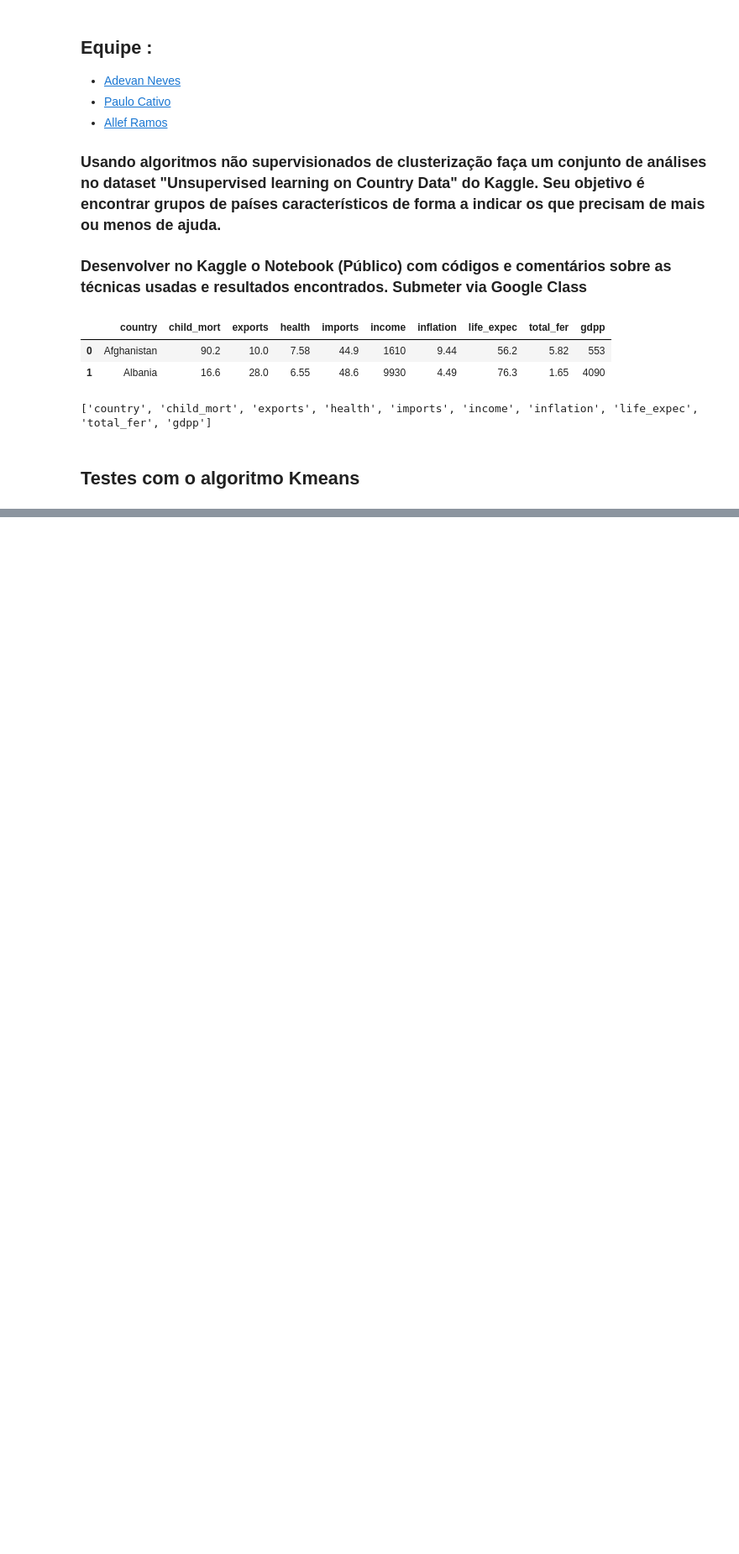
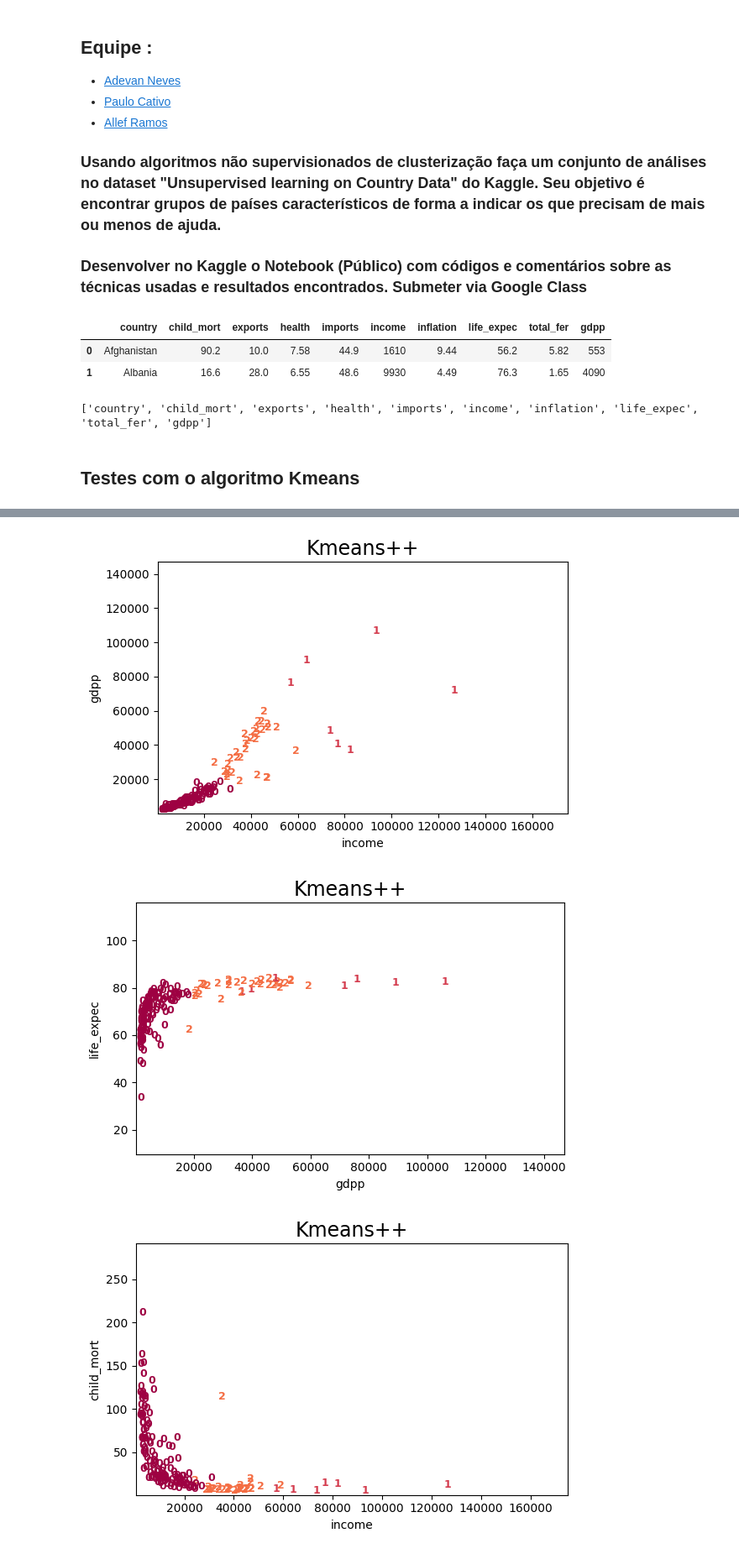
Before and after one commit to Adevan-Neves/Academia-STEM-2022, a Jupyter notebook: Cursos/setimo-periodo-ECP/topicos-1-machine-learning/Clusters.ipynb, the cells around one changed output, grey strips where cells are left out. Shown at 84% size. Saved outputs shown, nothing was run; the diff lists cells and outputs as text; code cells hidden in the pictures; blank space fills up the shorter version.

Commit message:
Finaliza Kmeans em atv 01 de Tópicos 1

```diff
--- a/Cursos/setimo-periodo-ECP/topicos-1-machine-learning/Clusters.ipynb
+++ b/Cursos/setimo-periodo-ECP/topicos-1-machine-learning/Clusters.ipynb
@@ -169 +169,11 @@ n_clusters = 9 silhouette_score: 0.5537820350311363
 'n_clusters = 4\nkmeans = KMeans(init=\'k-means++\', n_clusters=n_clusters, n_init=10)\nkmeans.fit(countries.drop(\'country\', axis=1))\nplot_clustering(countries, kmeans.labels_, "Kmeans++")'
+# %%
+## Escolhido então a configuração de 3 clusters
+n_clusters = 3
+kmeans = KMeans(init='k-means++', n_clusters=n_clusters, n_init=10)
+kmeans.fit(countries.drop('country', axis=1))
+plot_clustering(countries, kmeans.labels_, "Kmeans++")
+# %% [output]
+[figure, added]
+[figure, added]
+[figure, added]
```
Also changed, not shown: parts of 3 cells of this notebook.
